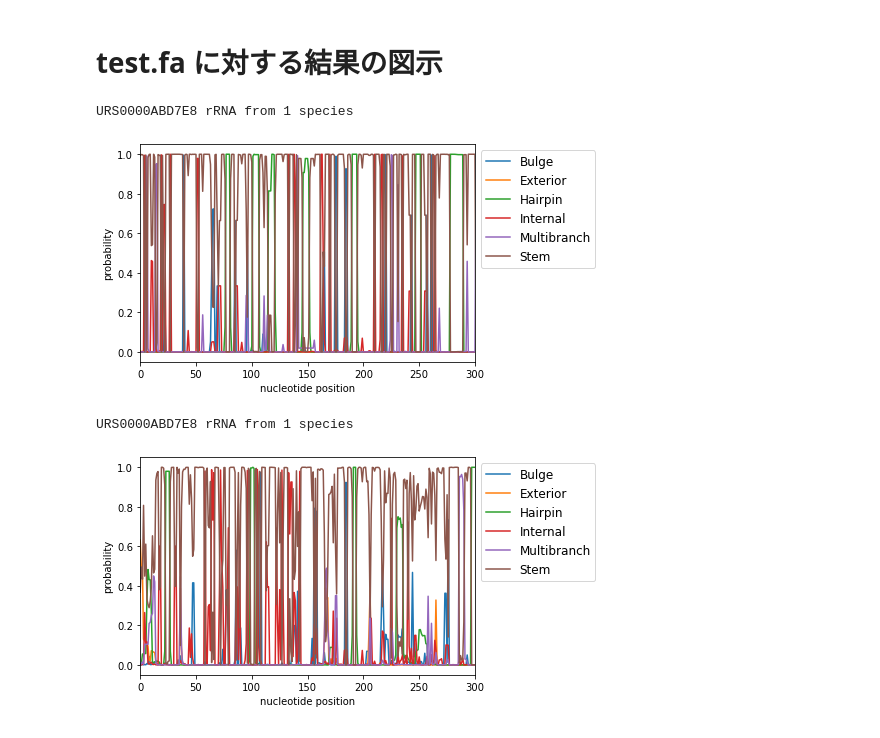
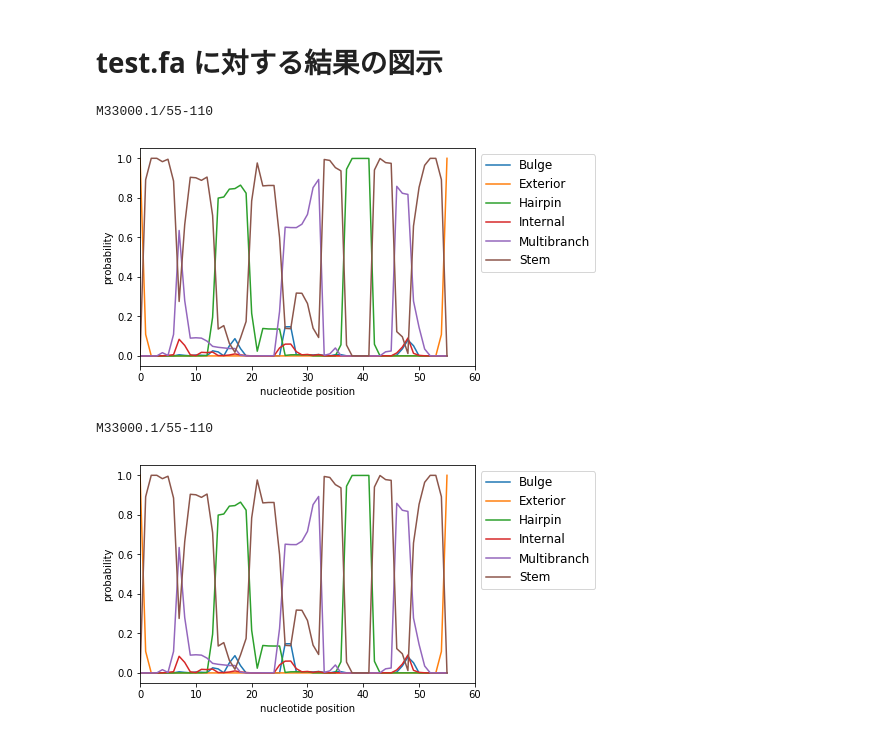
Before and after one commit to hoget157/LinearCapR, a Jupyter notebook: exp/graph.ipynb, the cells around one changed output. Drawn from its saved outputs; the diff is of its cells as text; code cells hidden in the pictures.

```diff
--- a/exp/graph.ipynb
+++ b/exp/graph.ipynb
@@ -43,9 +41,9 @@ run_command(0)
 # %%
-s, p = parse_output("../../dataset/out_LinearCapR/test_short_5.out")
-show_graph(s, p, 0, 300)
+s, p = parse_output("../../dataset/out_LinearCapR/debug.txt")
+show_graph(s, p, 0, 60)
 # %% [output]
-URS0000ABD7E8 rRNA from 1 species
+M33000.1/55-110
-[figure, old version]
+[figure, new version]
 # %%
 res = ""
 for i in range(len(p)):
@@ -54,11 +52,11 @@ for i in range(len(p)):
 			res += f"{i}, {j}: {p[i][j]:10.6f}\n"
 print(res)
 # %%
-s, p = parse_output("../../dataset/out_CapR/out_short_200.txt")
-show_graph(s, p, 0, 300)
+s, p = parse_output("../../dataset/out_CapR/debug.txt")
+show_graph(s, p, 0, 60)
 # %% [output]
-URS0000ABD7E8 rRNA from 1 species
+M33000.1/55-110
-[figure, old version]
+[figure, new version]
 # %%
 beam = [5, 10, 20, 30, 40, 50, 100, 0]
 for b in beam:
```
Also changed, not shown: parts of 1 cell of this notebook, 3 other files.
